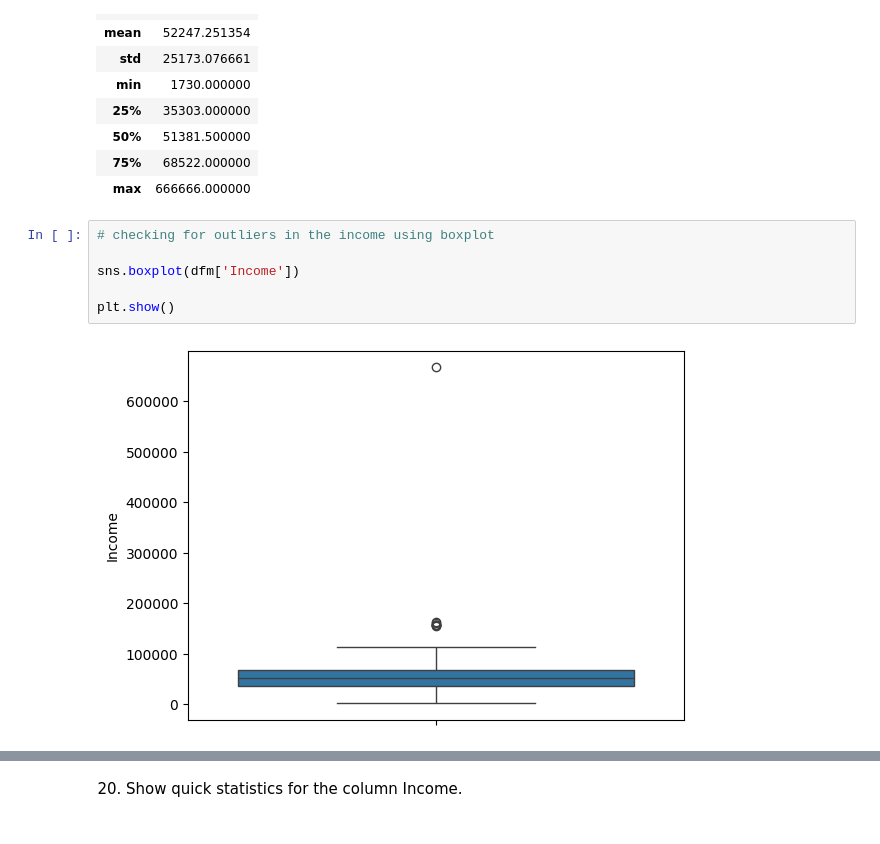
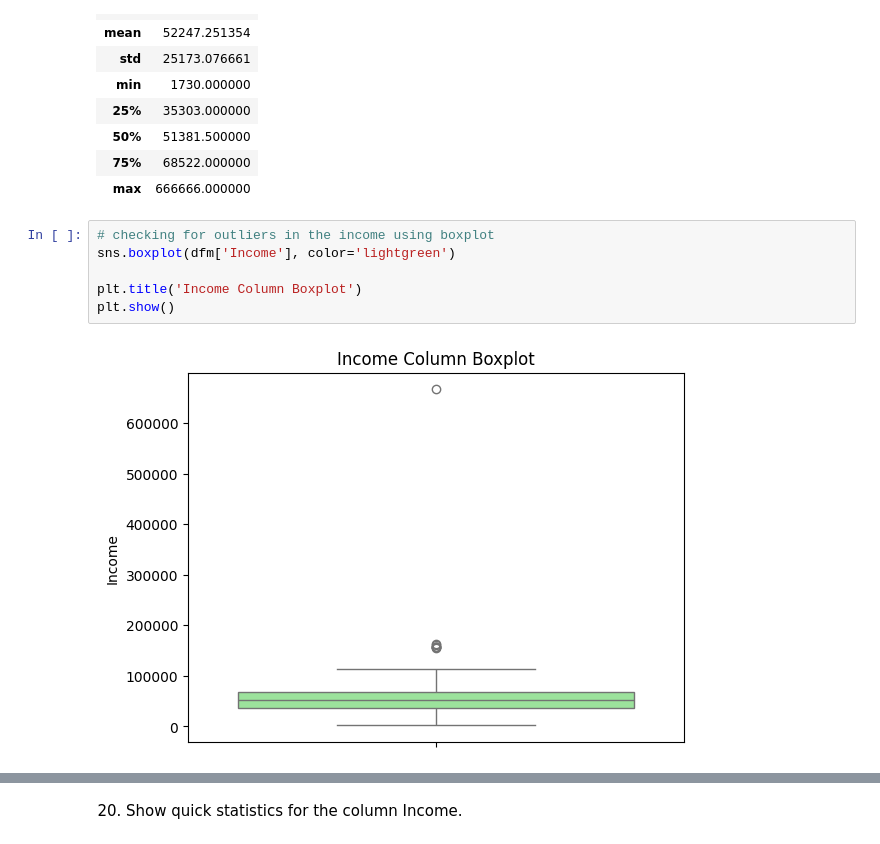
Before and after one commit to sudhanshrestha/final_project_big_data_prog, a Jupyter notebook: FinalProject.ipynb, the cells around one changed output, grey strips where cells are left out. Saved outputs shown, nothing was run; the diff lists cells and outputs as text.

Commit message:
plotting created

```diff
--- a/FinalProject.ipynb
+++ b/FinalProject.ipynb
@@ -375,12 +373,12 @@ dfm[columns].describe()
 | max | 666666.000000 |
 # %%
 # checking for outliers in the income using boxplot
+sns.boxplot(dfm['Income'], color='lightgreen')
 
-sns.boxplot(dfm['Income'])
-
+plt.title('Income Column Boxplot')
 plt.show()
 # %% [output]
-[figure, old version]
+[figure, new version]
 # %%
 # removing the outliers using IQR method
 q1 = dfm['Income'].quantile(0.25)
```
Also changed, not shown: parts of 31 cells of this notebook.
